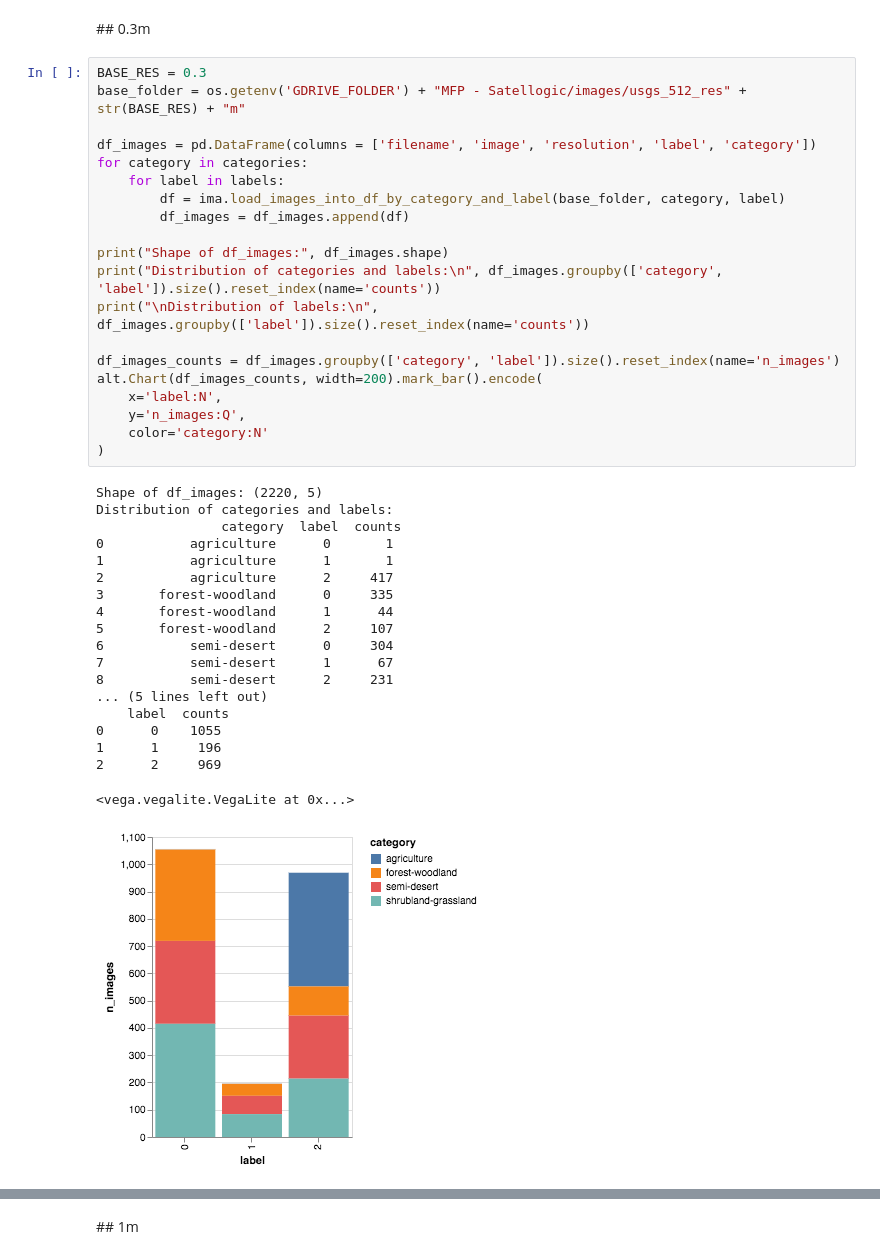
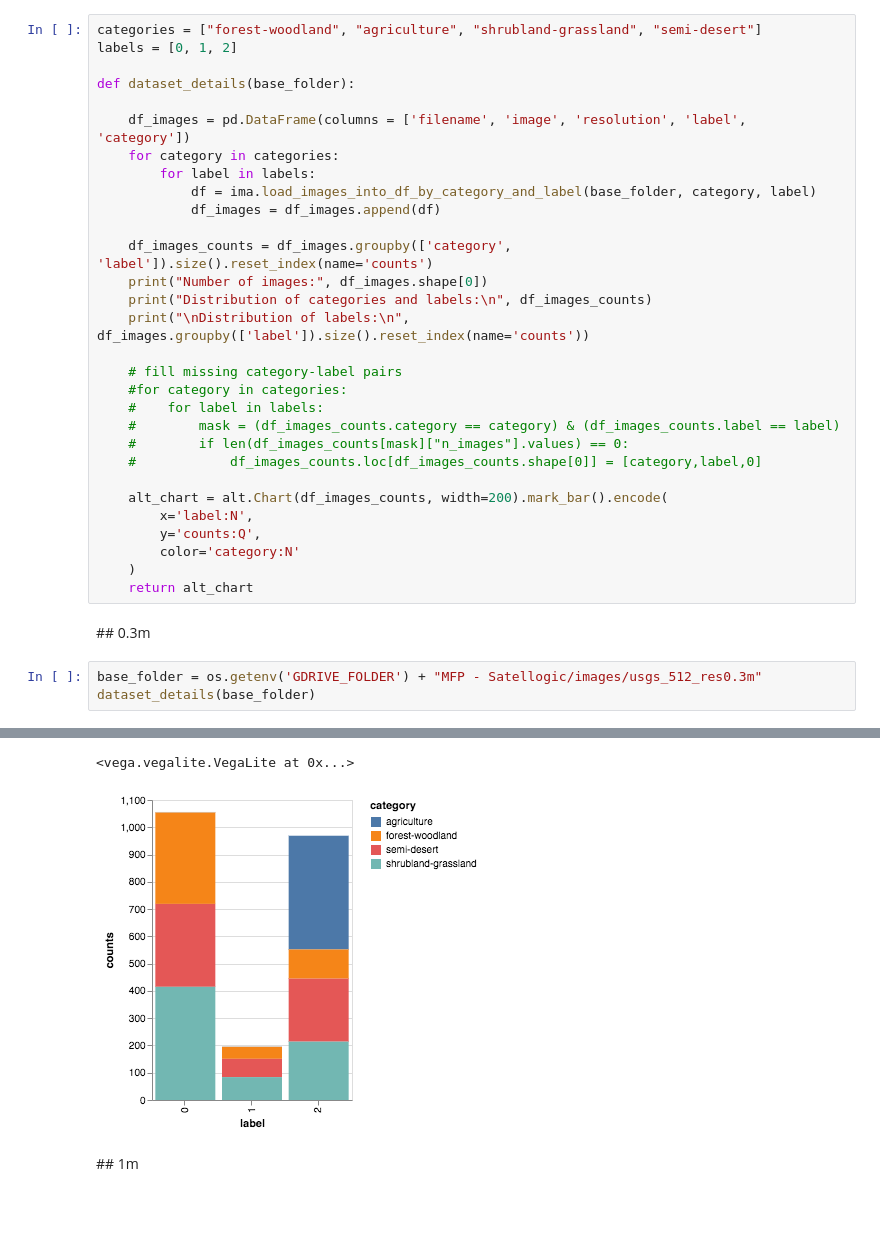
Before and after one commit to peterweber85/MasterThesis, a Jupyter notebook: Notebooks/Datasets_ER.ipynb, the cells around one changed output, grey strips where cells are left out. Saved outputs shown, nothing was run; the diff lists cells and outputs as text; blank space fills up the shorter version.

Commit message:
datasets numbers and plots

```diff
--- a/Notebooks/Datasets_ER.ipynb
+++ b/Notebooks/Datasets_ER.ipynb
@@ -39,42 +32,36 @@ labels = [0, 1, 2]
+# %%
+categories = ["forest-woodland", "agriculture", "shrubland-grassland", "semi-desert"]
+labels = [0, 1, 2]
+
+def dataset_details(base_folder):
+
+    df_images = pd.DataFrame(columns = ['filename', 'image', 'resolution', 'label', 'category'])
+    for category in categories:
+        for label in labels:
+            df = ima.load_images_into_df_by_category_and_label(base_folder, category, label)
+            df_images = df_images.append(df)
+
+    df_images_counts = df_images.groupby(['category', 'label']).size().reset_index(name='counts')
+    print("Number of images:", df_images.shape[0])
+    print("Distribution of categories and labels:\n", df_images_counts)
+    print("\nDistribution of labels:\n", df_images.groupby(['label']).size().reset_index(name='counts'))
+
+    # fill missing category-label pairs
+    #for category in categories:
+    #    for label in labels:
+    #        mask = (df_images_counts.category == category) & (df_images_counts.label == label)
+    #        if len(df_images_counts[mask]["n_images"].values) == 0:
+    #            df_images_counts.loc[df_images_counts.shape[0]] = [category,label,0]
+
+    alt_chart = alt.Chart(df_images_counts, width=200).mark_bar().encode(
+        x='label:N',
+        y='counts:Q',
+        color='category:N'
+    )
+    return alt_chart
 # %% [markdown]
 ## 0.3m
-# %%
-BASE_RES = 0.3
-base_folder = os.getenv('GDRIVE_FOLDER') + "MFP - Satellogic/images/usgs_512_res" + str(BASE_RES) + "m"
-
-df_images = pd.DataFrame(columns = ['filename', 'image', 'resolution', 'label', 'category'])
-for category in categories:
-    for label in labels:
-        df = ima.load_images_into_df_by_category_and_label(base_folder, category, label)
-        df_images = df_images.append(df)
-
-print("Shape of df_images:", df_images.shape)
-print("Distribution of categories and labels:\n", df_images.groupby(['category', 'label']).size().reset_index(name='counts'))
-print("\nDistribution of labels:\n", df_images.groupby(['label']).size().reset_index(name='counts'))
-
-df_images_counts = df_images.groupby(['category', 'label']).size().reset_index(name='n_images')
-alt.Chart(df_images_counts, width=200).mark_bar().encode(
-    x='label:N',
-    y='n_images:Q',
-    color='category:N'
-)
-# %% [output]
-Shape of df_images: (2220, 5)
-Distribution of categories and labels:
-                category  label  counts
-0           agriculture      0       1
-1           agriculture      1       1
-2           agriculture      2     417
-3       forest-woodland      0     335
-4       forest-woodland      1      44
-5       forest-woodland      2     107
-6           semi-desert      0     304
-7           semi-desert      1      67
-8           semi-desert      2     231
-... (5 lines left out)
-    label  counts
-0      0    1055
-1      1     196
-2      2     969
-<vega.vegalite.VegaLite at 0x...>
-[figure, removed]
+# %%
+base_folder = os.getenv('GDRIVE_FOLDER') + "MFP - Satellogic/images/usgs_512_res0.3m"
+dataset_details(base_folder)
+# %% [output]
@@ -81,2 +85,4 @@ Distribution of categories and labels:
+<vega.vegalite.VegaLite at 0x...>
+[figure, added]
 # %% [markdown]
 ## 1m
```
Also changed, not shown: parts of 9 cells of this notebook.
